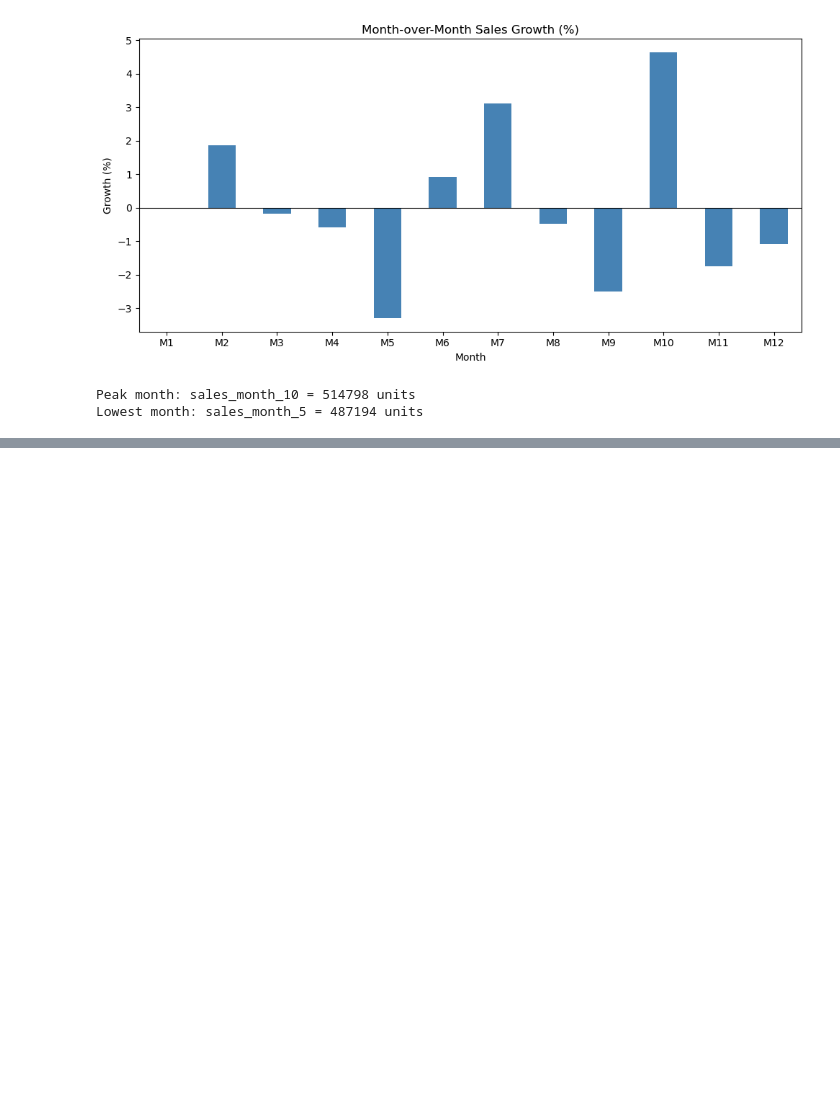
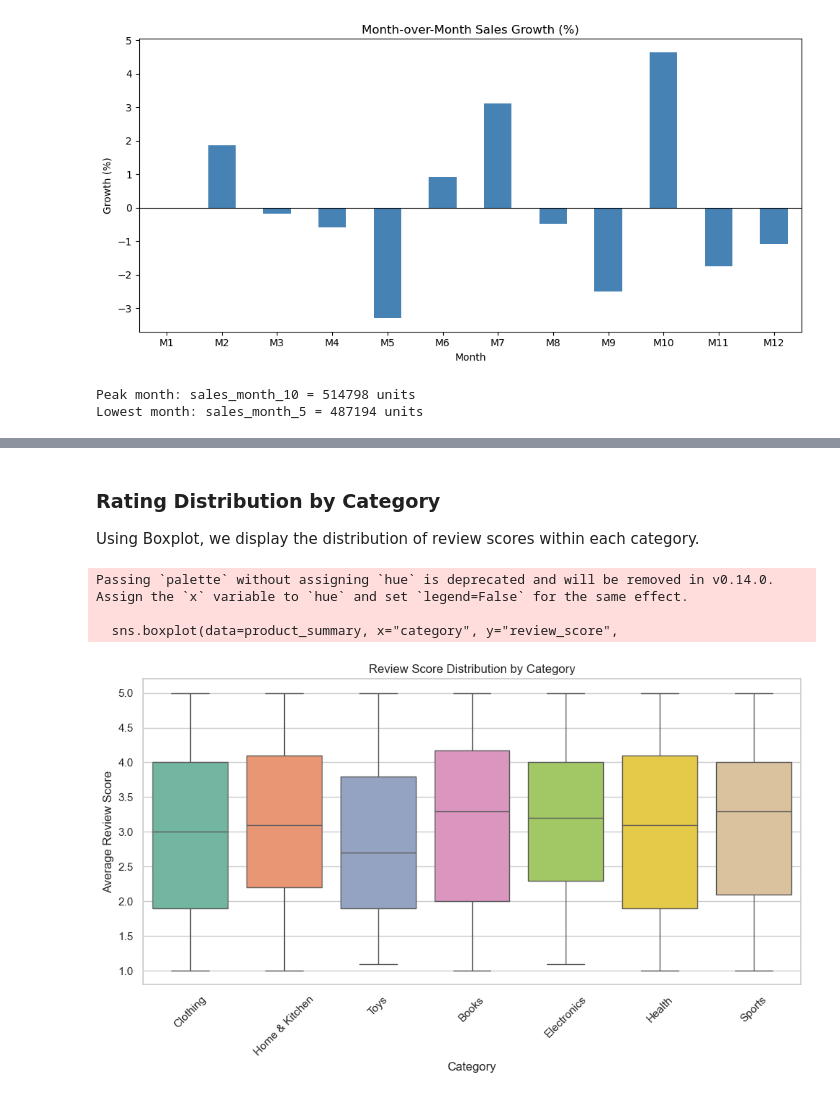
Before and after one commit to elahemrtz/ecommerce-sales-analysis, a Jupyter notebook: notebooks/01_eda.ipynb, the cells around one changed output, grey strips where cells are left out. Drawn from its saved outputs; the diff is of its cells as text; code cells hidden in the pictures; blank space fills up the shorter version.

```diff
--- a/notebooks/01_eda.ipynb
+++ b/notebooks/01_eda.ipynb
@@ -384,0 +432,18 @@ The following can be concluded:
+# %% [markdown]
+### Rating Distribution by Category
+Using Boxplot, we display the distribution of review scores within each category.
+# %%
+fig, ax = plt.subplots(figsize=(10, 6))
+sns.boxplot(data=product_summary, x="category", y="review_score",
+            palette="Set2", ax=ax)
+ax.set_title("Review Score Distribution by Category")
+ax.set_xlabel("Category")
+ax.set_ylabel("Average Review Score")
+plt.xticks(rotation=45)
+plt.tight_layout()
+plt.show()
+# %% [output]
+Passing `palette` without assigning `hue` is deprecated and will be removed in v0.14.0. Assign the `x` variable to `hue` and set `legend=False` for the same effect.
+
+  sns.boxplot(data=product_summary, x="category", y="review_score",
+[figure, added]
```
Also changed, not shown: parts of 15 cells of this notebook, 1 other file.
